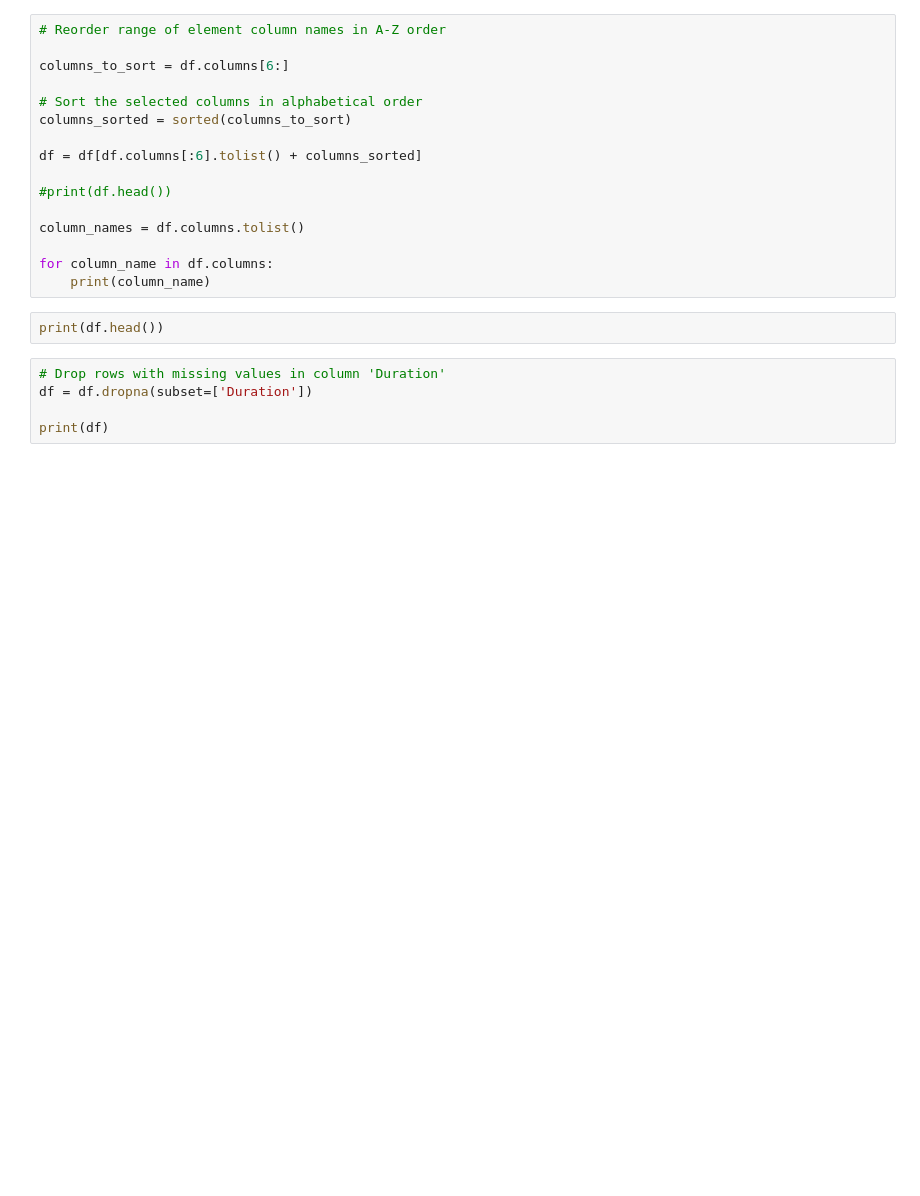
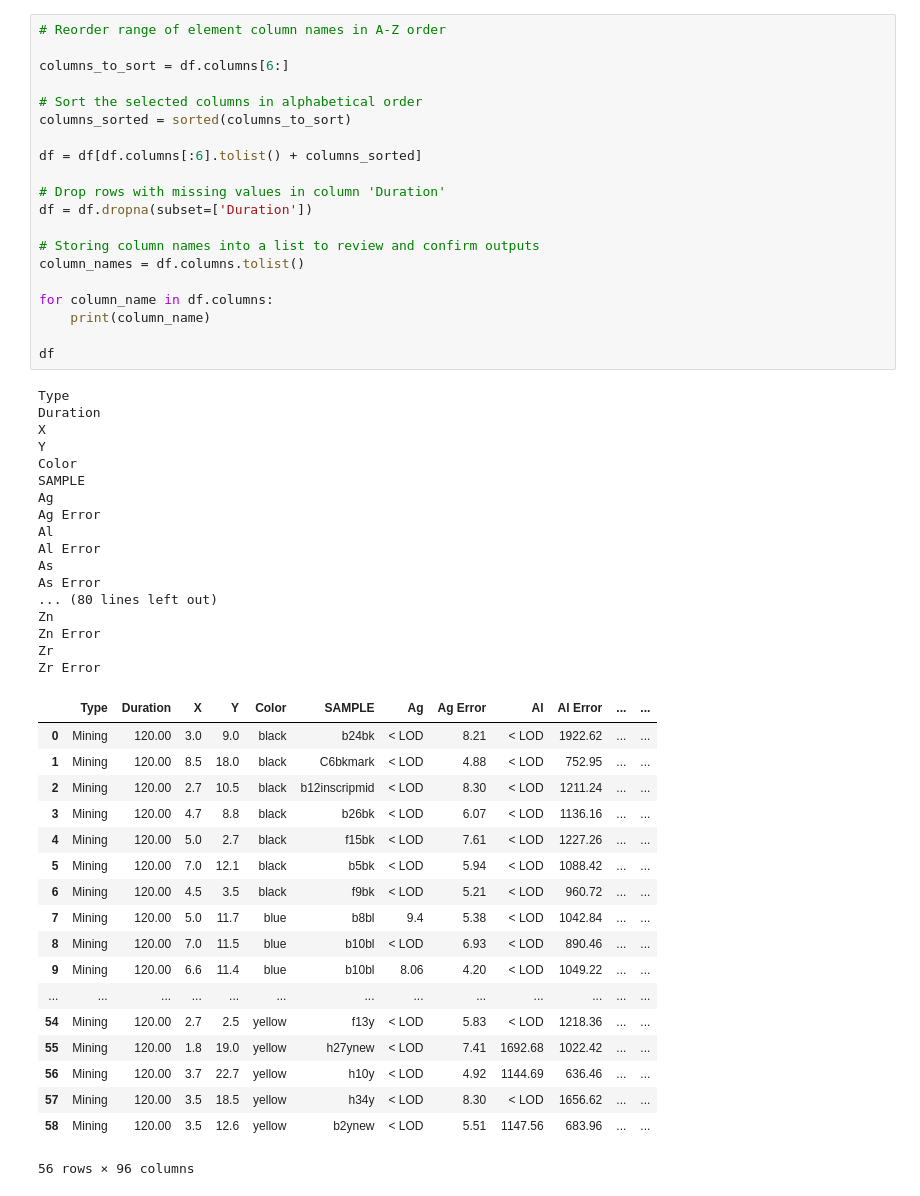
Before and after one commit to kgtillis/artifact_composition_analysis, a Jupyter notebook: src/data_cleaning/element_cleaning_and_export.ipynb, the cells around one changed output. Cells and saved outputs as stored; diff of their text form; blank space fills up the shorter version.

```diff
--- a/src/data_cleaning/element_cleaning_and_export.ipynb
+++ b/src/data_cleaning/element_cleaning_and_export.ipynb
@@ -42,23 +58,56 @@ print(df.head())
 # %%
 # Reorder range of element column names in A-Z order
 
 columns_to_sort = df.columns[6:]
 
 # Sort the selected columns in alphabetical order
 columns_sorted = sorted(columns_to_sort)
 
 df = df[df.columns[:6].tolist() + columns_sorted]
 
-#print(df.head())
+# Drop rows with missing values in column 'Duration'
+df = df.dropna(subset=['Duration'])
 
+# Storing column names into a list to review and confirm outputs
 column_names = df.columns.tolist()
 
 for column_name in df.columns:
     print(column_name)
+
+df
+# %% [output]
+Type
+Duration
+X
+Y
+Color
+SAMPLE
+Ag
+Ag Error
+Al
+Al Error
+As
+As Error
+... (80 lines left out)
+Zn
+Zn Error
+Zr
+Zr Error
+|  | Type | Duration | X | Y | Color | SAMPLE | Ag | Ag Error | Al | Al Error | ... | ... |
+| 0 | Mining | 120.00 | 3.0 | 9.0 | black | b24bk | < LOD | 8.21 | < LOD | 1922.62 | ... | ... |
+| 1 | Mining | 120.00 | 8.5 | 18.0 | black | C6bkmark | < LOD | 4.88 | < LOD | 752.95 | ... | ... |
+| 2 | Mining | 120.00 | 2.7 | 10.5 | black | b12inscripmid | < LOD | 8.30 | < LOD | 1211.24 | ... | ... |
+| 3 | Mining | 120.00 | 4.7 | 8.8 | black | b26bk | < LOD | 6.07 | < LOD | 1136.16 | ... | ... |
+| 4 | Mining | 120.00 | 5.0 | 2.7 | black | f15bk | < LOD | 7.61 | < LOD | 1227.26 | ... | ... |
+| 5 | Mining | 120.00 | 7.0 | 12.1 | black | b5bk | < LOD | 5.94 | < LOD | 1088.42 | ... | ... |
+| 6 | Mining | 120.00 | 4.5 | 3.5 | black | f9bk | < LOD | 5.21 | < LOD | 960.72 | ... | ... |
+| 7 | Mining | 120.00 | 5.0 | 11.7 | blue | b8bl | 9.4 | 5.38 | < LOD | 1042.84 | ... | ... |
+| 8 | Mining | 120.00 | 7.0 | 11.5 | blue | b10bl | < LOD | 6.93 | < LOD | 890.46 | ... | ... |
+| 9 | Mining | 120.00 | 6.6 | 11.4 | blue | b10bl | 8.06 | 4.20 | < LOD | 1049.22 | ... | ... |
+| ... | ... | ... | ... | ... | ... | ... | ... | ... | ... | ... | ... | ... |
+| 54 | Mining | 120.00 | 2.7 | 2.5 | yellow | f13y | < LOD | 5.83 | < LOD | 1218.36 | ... | ... |
+| 55 | Mining | 120.00 | 1.8 | 19.0 | yellow | h27ynew | < LOD | 7.41 | 1692.68 | 1022.42 | ... | ... |
+| 56 | Mining | 120.00 | 3.7 | 22.7 | yellow | h10y | < LOD | 4.92 | 1144.69 | 636.46 | ... | ... |
+| 57 | Mining | 120.00 | 3.5 | 18.5 | yellow | h34y | < LOD | 8.30 | < LOD | 1656.62 | ... | ... |
+| 58 | Mining | 120.00 | 3.5 | 12.6 | yellow | b2ynew | < LOD | 5.51 | 1147.56 | 683.96 | ... | ... |
+56 rows × 96 columns
-# %%
-print(df.head())
-# %%
-# Drop rows with missing values in column 'Duration'
-df = df.dropna(subset=['Duration'])
-
-print(df)
```
Also changed, not shown: parts of 9 cells of this notebook, 7 other files.
